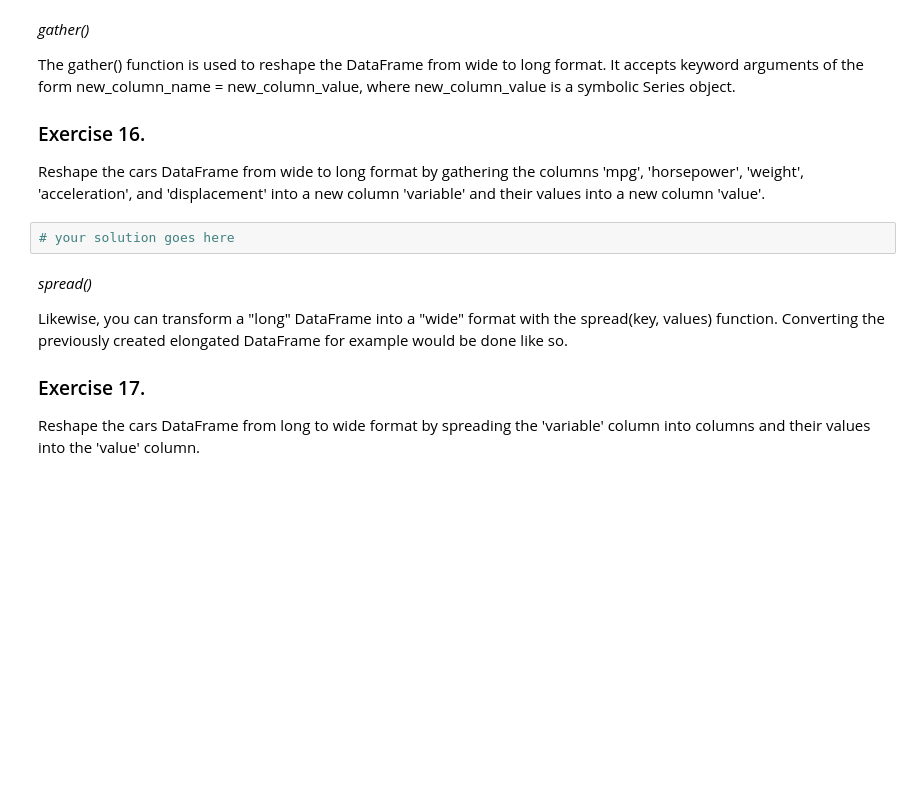
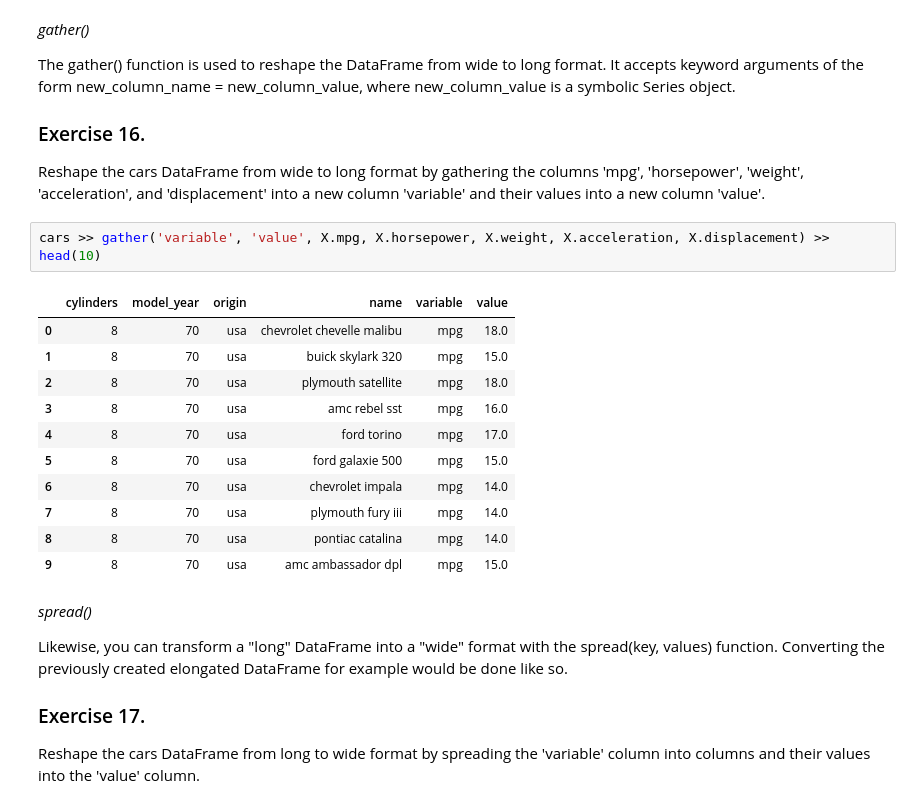
Before and after one commit to kflisikowsky/Data_Analysis_Workshops, a Jupyter notebook: 02-piping.ipynb, the cells around one changed output. Saved outputs shown, nothing was run; the diff lists cells and outputs as text; blank space fills up the shorter version.

```diff
--- a/02-piping.ipynb
+++ b/02-piping.ipynb
@@ -260,8 +305,20 @@ The gather() function is used to reshape the DataFrame from wide to long format.
 ### Exercise 16.
 
 Reshape the cars DataFrame from wide to long format by gathering the columns 'mpg', 'horsepower', 'weight', 'acceleration', and 'displacement' into a new column 'variable' and their values into a new column 'value'.
-# %%
-# your solution goes here
+# %%
+cars >> gather('variable', 'value', X.mpg, X.horsepower, X.weight, X.acceleration, X.displacement) >> head(10)
+# %% [output]
+|  | cylinders | model_year | origin | name | variable | value |
+| 0 | 8 | 70 | usa | chevrolet chevelle malibu | mpg | 18.0 |
+| 1 | 8 | 70 | usa | buick skylark 320 | mpg | 15.0 |
+| 2 | 8 | 70 | usa | plymouth satellite | mpg | 18.0 |
+| 3 | 8 | 70 | usa | amc rebel sst | mpg | 16.0 |
+| 4 | 8 | 70 | usa | ford torino | mpg | 17.0 |
+| 5 | 8 | 70 | usa | ford galaxie 500 | mpg | 15.0 |
+| 6 | 8 | 70 | usa | chevrolet impala | mpg | 14.0 |
+| 7 | 8 | 70 | usa | plymouth fury iii | mpg | 14.0 |
+| 8 | 8 | 70 | usa | pontiac catalina | mpg | 14.0 |
+| 9 | 8 | 70 | usa | amc ambassador dpl | mpg | 15.0 |
 # %% [markdown]
 
 *spread()*
```
Also changed, not shown: parts of 19 cells of this notebook, 1 other file.
